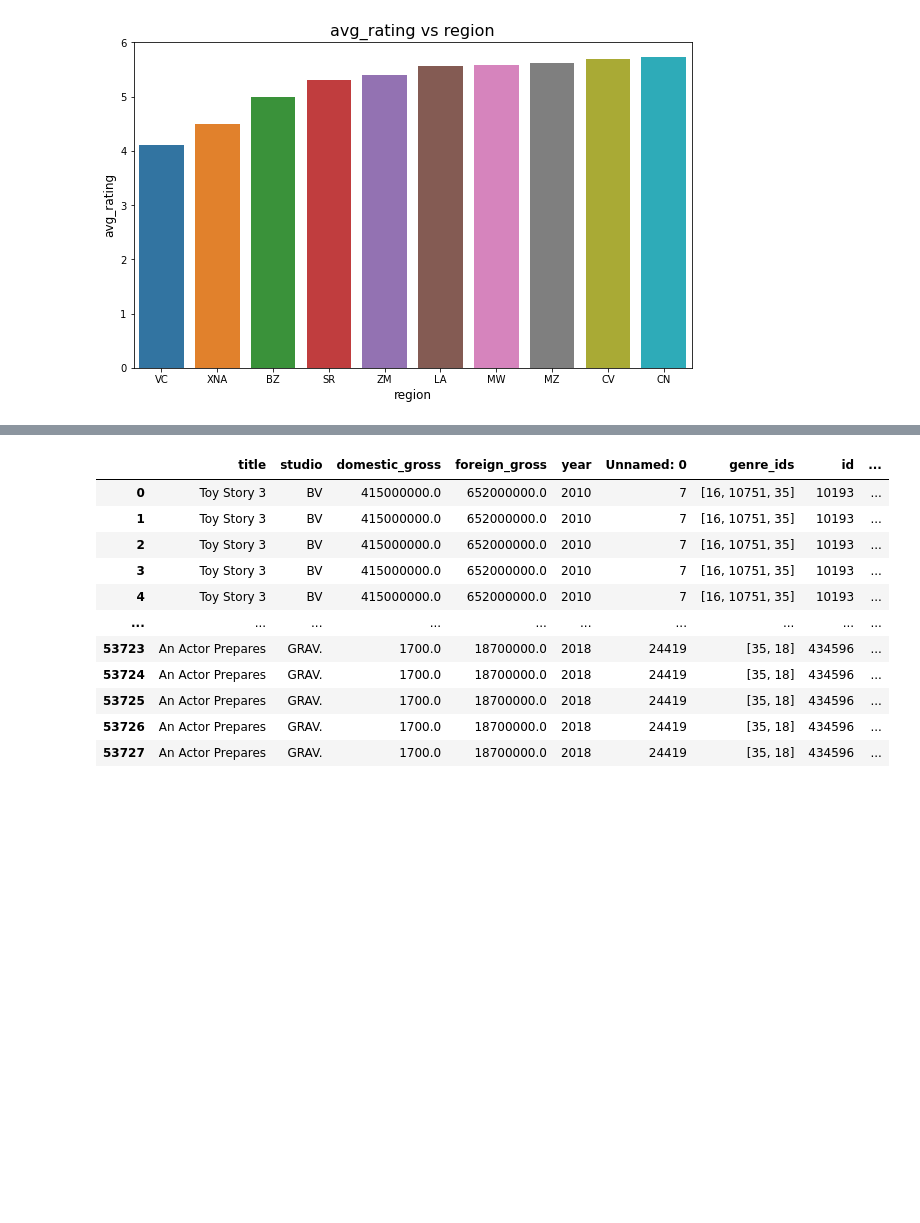
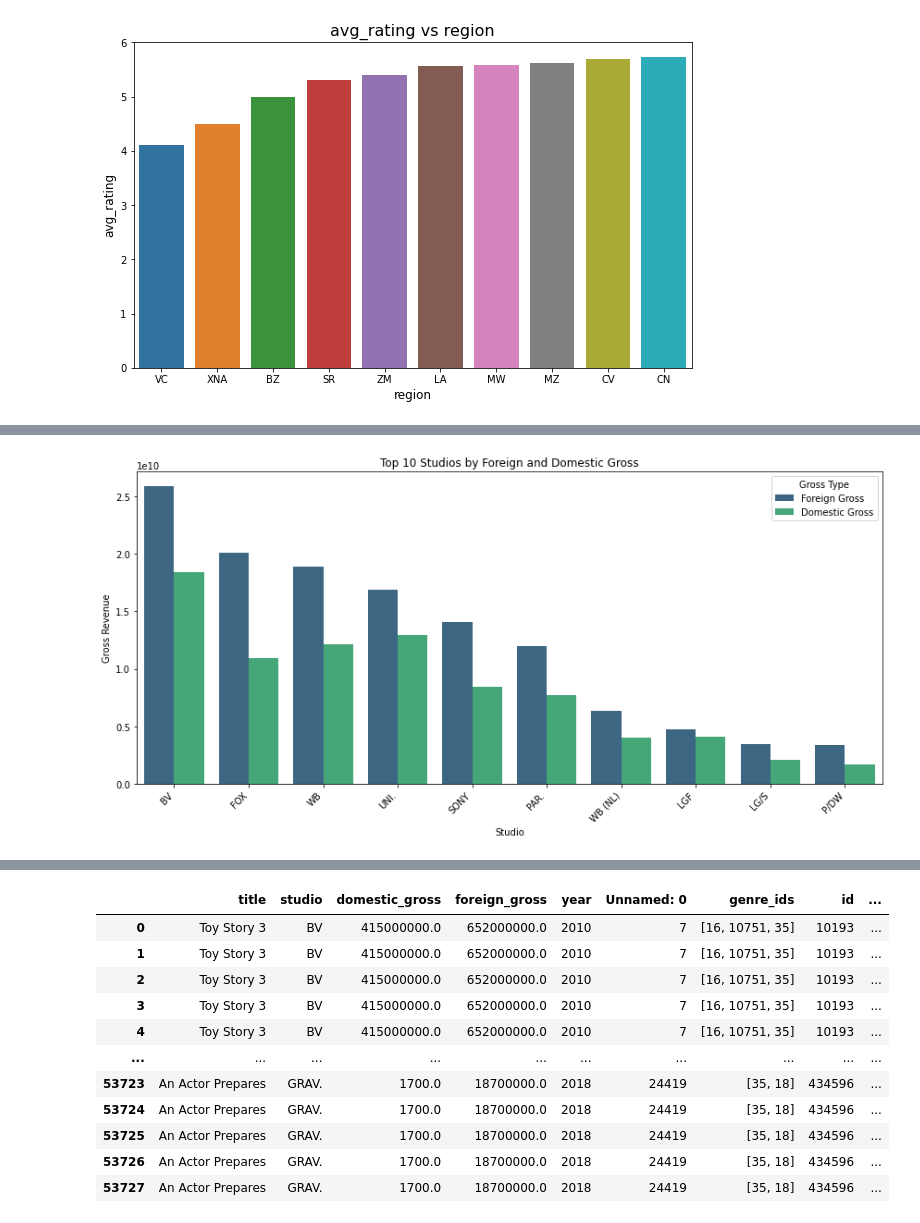
Before and after one commit to vkigen/dsc-phase-2-project-group6, a Jupyter notebook: student.ipynb, the cells around one changed output, grey strips where cells are left out. Saved outputs shown, nothing was run; the diff lists cells and outputs as text; code cells hidden in the pictures; blank space fills up the shorter version.

```diff
--- a/student.ipynb
+++ b/student.ipynb
@@ -877,3 +844,13 @@ plt.ylabel('avg_rating', fontsize=12)
 plt.show()
 # %% [output]
 [figure]
+# %%
+# Creating a dataframe from bom_movie having studio and sum domestic gross column
+q_select = """
+SELECT  studio ,SUM(domestic_gross) AS sum_domestic_gross
+FROM bom_movie
+GROUP BY studio
+ORDER BY sum_domestic_gross DESC
+LIMIT 10; """
+df_studio_DGross_vis = pd.read_sql(q_select, conn)
+df_studio_DGross_vis
@@ -879,0 +869,11 @@ plt.show()
+# %%
+# Creating a dataframe from bom_movie having studio and sum foreign gross column
+
+q_select = """
+SELECT  studio ,SUM(foreign_gross) AS sum_foreign_gross
+FROM bom_movie
+GROUP BY studio
+ORDER BY sum_foreign_gross DESC
+LIMIT 10; """
+df_studio_fGross_vis = pd.read_sql(q_select, conn)
+df_studio_fGross_vis
@@ -880 +892,26 @@ plt.show()
+# %%
+
+# Combining the two DF's
+df_foreign = df_studio_fGross_vis.rename(columns={'sum_foreign_gross': 'Gross', 'studio': 'Studio'})
+df_foreign['Type'] = 'Foreign Gross'
+
+df_domestic = df_studio_DGross_vis.rename(columns={'sum_domestic_gross': 'Gross', 'studio': 'Studio'})
+df_domestic['Type'] = 'Domestic Gross'
+
+df_combined = pd.concat([df_foreign, df_domestic])
+
+# Setting fig size
+plt.figure(figsize=(12, 6))
+sns.barplot(data=df_combined, x='Studio', y='Gross', hue='Type', palette='viridis')
+
+
+plt.title('Top 10 Studios by Foreign and Domestic Gross')
+plt.xlabel('Studio')
+plt.ylabel('Gross Revenue')
+plt.xticks(rotation=45, ha='right')
+plt.legend(title='Gross Type')
+plt.tight_layout()
+plt.show()
+# %% [output]
+[figure, added]
 # %%
```
Also changed, not shown: parts of 61 cells of this notebook.
